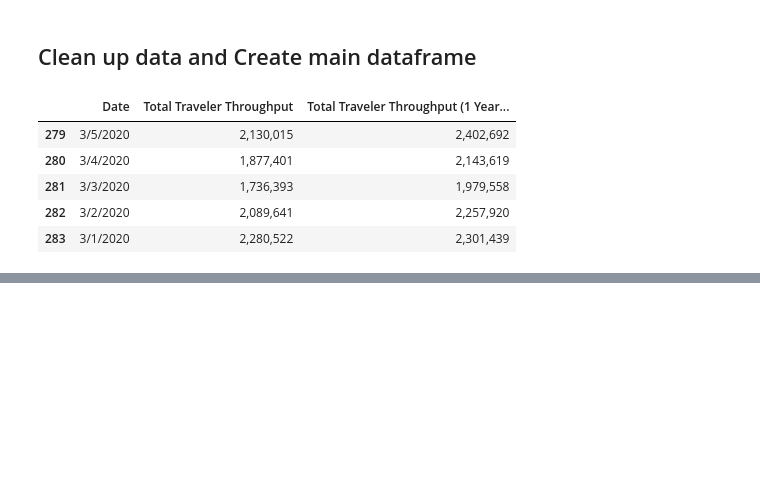
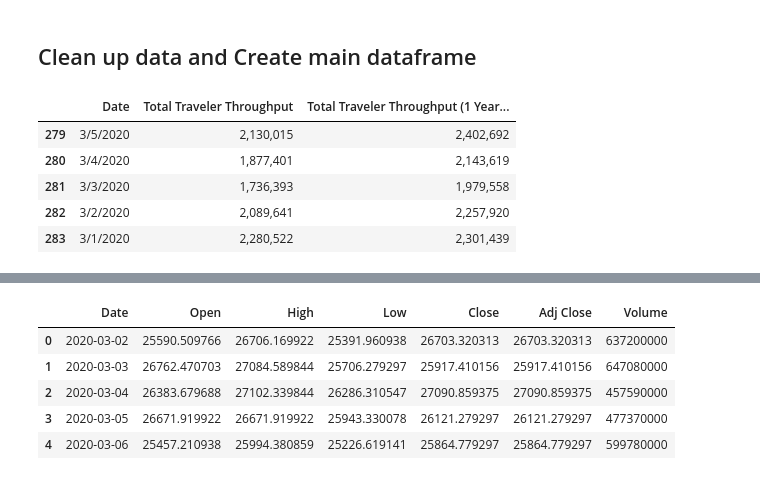
Before and after one commit to devscotte/Air-Travelers, a Jupyter notebook: final_project.ipynb, the cells around one changed output, grey strips where cells are left out. Cells and saved outputs as stored; diff of their text form; code cells hidden in the pictures; blank space fills up the shorter version.

```diff
--- a/final_project.ipynb
+++ b/final_project.ipynb
@@ -136,0 +164,14 @@ tsa_data.tail()
+# %%
+#Drop the index columns
+stock.drop(labels = 'index', axis = 1, inplace = True)
+usa_covid.drop(labels = 'index', axis = 1, inplace = True)
+# %%
+#Check to see it worked
+stock.head()
+# %% [output]
+|  | Date | Open | High | Low | Close | Adj Close | Volume |
+| 0 | 2020-03-02 | 25590.509766 | 26706.169922 | 25391.960938 | 26703.320313 | 26703.320313 | 637200000 |
+| 1 | 2020-03-03 | 26762.470703 | 27084.589844 | 25706.279297 | 25917.410156 | 25917.410156 | 647080000 |
+| 2 | 2020-03-04 | 26383.679688 | 27102.339844 | 26286.310547 | 27090.859375 | 27090.859375 | 457590000 |
+| 3 | 2020-03-05 | 26671.919922 | 26671.919922 | 25943.330078 | 26121.279297 | 26121.279297 | 477370000 |
+| 4 | 2020-03-06 | 25457.210938 | 25994.380859 | 25226.619141 | 25864.779297 | 25864.779297 | 599780000 |
```
Also changed, not shown: parts of 23 cells of this notebook.
